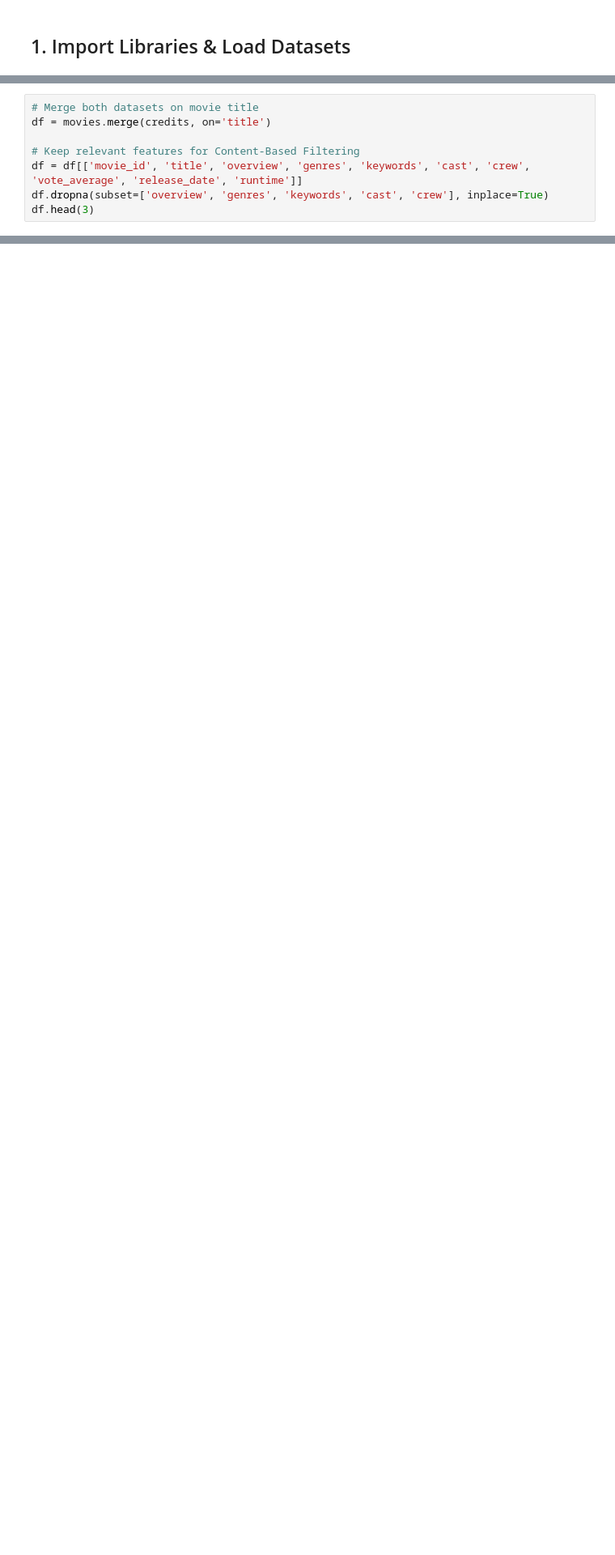
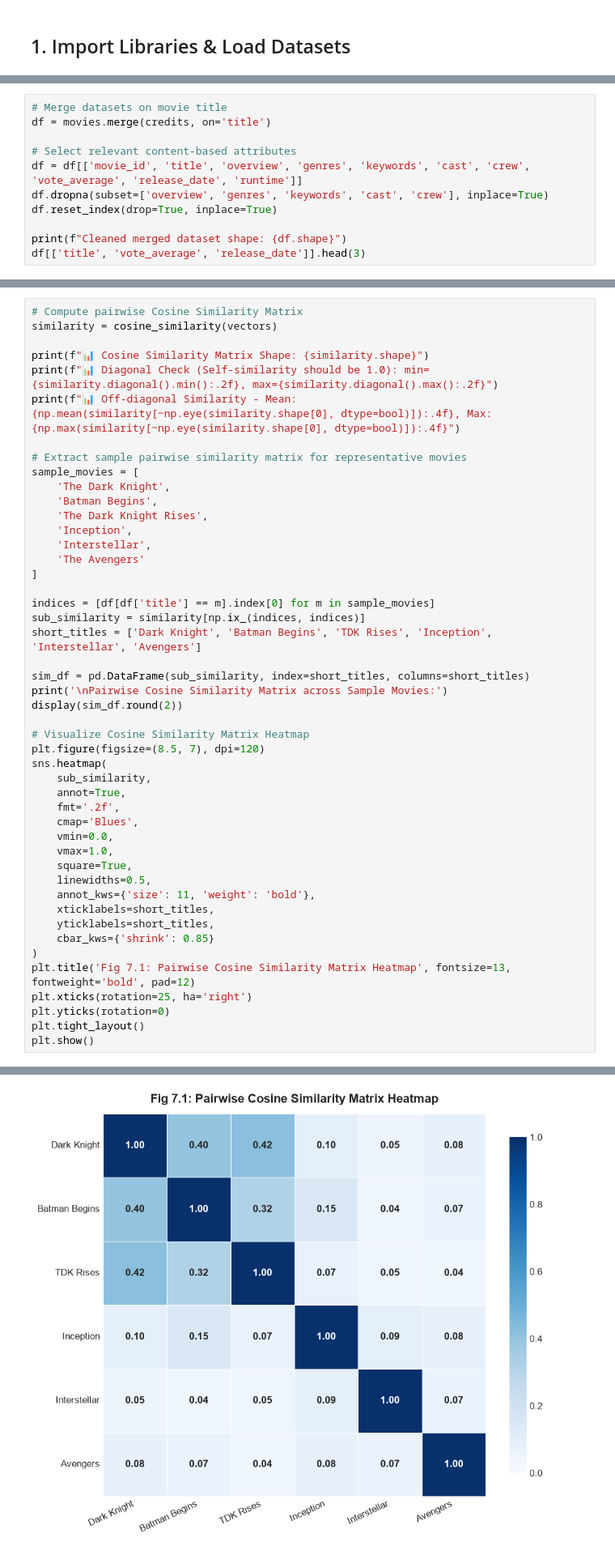
Before and after one commit to Nandinimane511/movie-recommender-system, a Jupyter notebook: Movie_Recommendation_System_EDA.ipynb, the cells around one changed output, grey strips where cells are left out. Shown at 81% size. Cells and saved outputs as stored; diff of their text form; blank space fills up the shorter version.

```diff
--- a/Movie_Recommendation_System_EDA.ipynb
+++ b/Movie_Recommendation_System_EDA.ipynb
@@ -31,8 +76,11 @@ print(f"Credits shape: {credits.shape}")
 # %%
-# Merge both datasets on movie title
+# Merge datasets on movie title
 df = movies.merge(credits, on='title')
 
-# Keep relevant features for Content-Based Filtering
+# Select relevant content-based attributes
 df = df[['movie_id', 'title', 'overview', 'genres', 'keywords', 'cast', 'crew', 'vote_average', 'release_date', 'runtime']]
 df.dropna(subset=['overview', 'genres', 'keywords', 'cast', 'crew'], inplace=True)
-df.head(3)
+df.reset_index(drop=True, inplace=True)
+
+print(f"Cleaned merged dataset shape: {df.shape}")
+df[['title', 'vote_average', 'release_date']].head(3)
@@ -93,0 +194,48 @@ print(f"Similarity matrix shape: {similarity.shape}")
+# %%
+# Compute pairwise Cosine Similarity Matrix
+similarity = cosine_similarity(vectors)
+
+print(f"📊 Cosine Similarity Matrix Shape: {similarity.shape}")
+print(f"📊 Diagonal Check (Self-similarity should be 1.0): min={similarity.diagonal().min():.2f}, max={similarity.diagonal().max():.2f}")
+print(f"📊 Off-diagonal Similarity - Mean: {np.mean(similarity[~np.eye(similarity.shape[0], dtype=bool)]):.4f}, Max: {np.max(similarity[~np.eye(similarity.shape[0], dtype=bool)]):.4f}")
+
+# Extract sample pairwise similarity matrix for representative movies
+sample_movies = [
+    'The Dark Knight',
+    'Batman Begins',
+    'The Dark Knight Rises',
+    'Inception',
+    'Interstellar',
+    'The Avengers'
+]
+
+indices = [df[df['title'] == m].index[0] for m in sample_movies]
+sub_similarity = similarity[np.ix_(indices, indices)]
+short_titles = ['Dark Knight', 'Batman Begins', 'TDK Rises', 'Inception', 'Interstellar', 'Avengers']
+
+sim_df = pd.DataFrame(sub_similarity, index=short_titles, columns=short_titles)
+print('\nPairwise Cosine Similarity Matrix across Sample Movies:')
+display(sim_df.round(2))
+
+# Visualize Cosine Similarity Matrix Heatmap
+plt.figure(figsize=(8.5, 7), dpi=120)
+sns.heatmap(
+    sub_similarity,
+    annot=True,
+    fmt='.2f',
+    cmap='Blues',
+    vmin=0.0,
+    vmax=1.0,
+    square=True,
+    linewidths=0.5,
+    annot_kws={'size': 11, 'weight': 'bold'},
+    xticklabels=short_titles,
+    yticklabels=short_titles,
+    cbar_kws={'shrink': 0.85}
+)
+plt.title('Fig 7.1: Pairwise Cosine Similarity Matrix Heatmap', fontsize=13, fontweight='bold', pad=12)
+plt.xticks(rotation=25, ha='right')
+plt.yticks(rotation=0)
+plt.tight_layout()
+plt.show()
+# %% [output]
@@ -93,0 +254 @@ print(f"Similarity matrix shape: {similarity.shape}")
+[figure, added]
```
Also changed, not shown: parts of 22 cells of this notebook, 1 other file.
